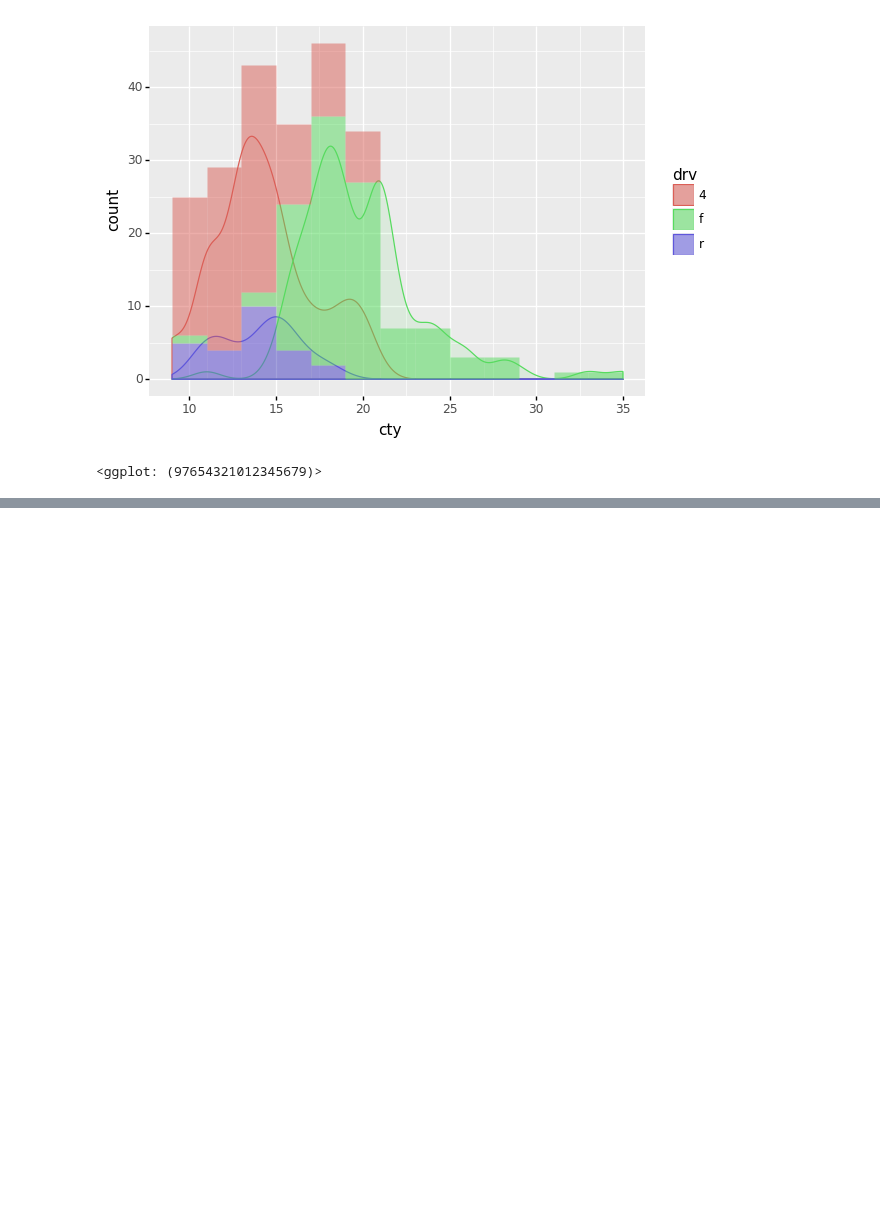
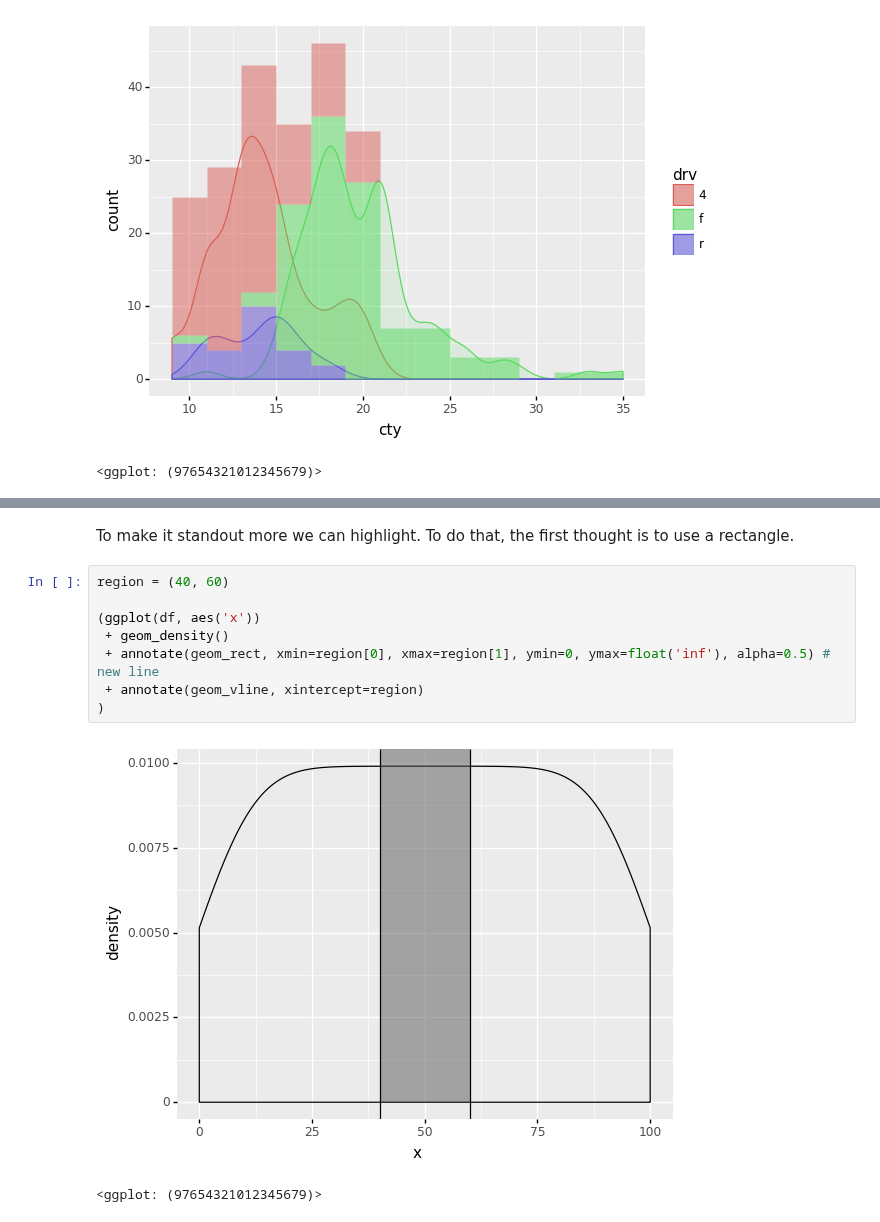
Before and after one commit to has2k1/plotnine-examples, a Jupyter notebook: plotnine_examples/examples/geom_density.ipynb, the cells around one changed output, grey strips where cells are left out. Drawn from its saved outputs; the diff is of its cells as text; blank space fills up the shorter version.

```diff
--- a/plotnine_examples/examples/geom_density.ipynb
+++ b/plotnine_examples/examples/geom_density.ipynb
@@ -68,0 +97,13 @@ binwidth = 2  # The same for geom_density and geom_histogram
+# %% [markdown]
+To make it standout more we can highlight. To do that, the first thought is to use a rectangle.
+# %%
+region = (40, 60)
+
+(ggplot(df, aes('x'))
+ + geom_density()
+ + annotate(geom_rect, xmin=region[0], xmax=region[1], ymin=0, ymax=float('inf'), alpha=0.5) # new line
+ + annotate(geom_vline, xintercept=region)
+)
+# %% [output]
+[figure, added]
+<ggplot: (97654321012345679)>
```
Also changed, not shown: parts of 12 cells of this notebook.
